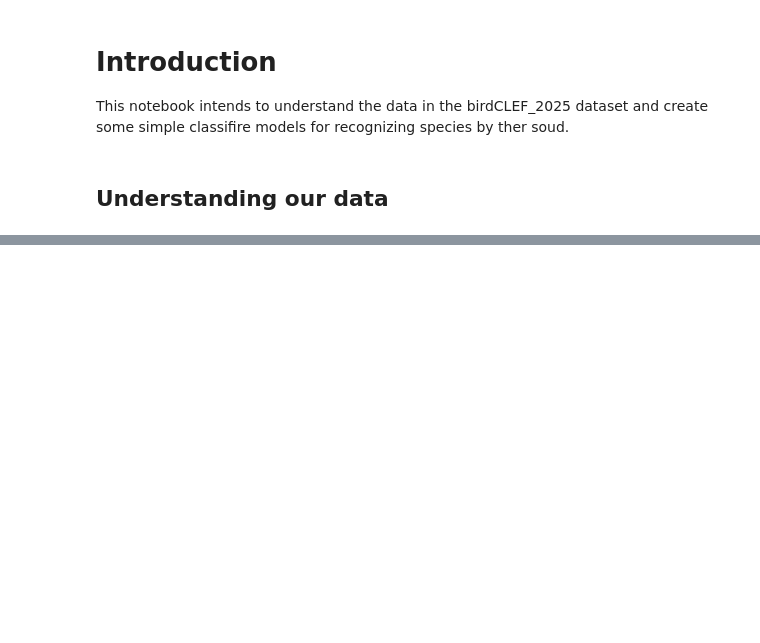
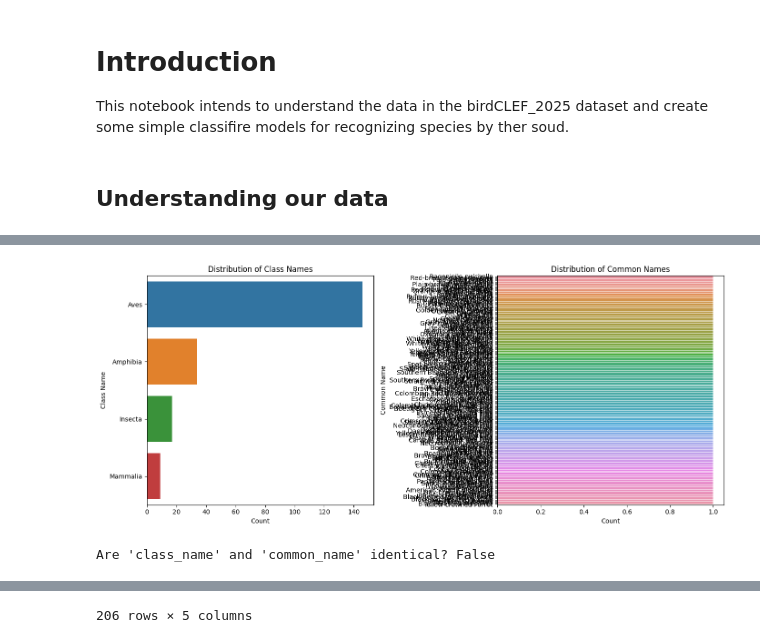
Before and after one commit to massmola/ml-assignments, a Jupyter notebook: ml-in-practice-assignment.ipynb, the cells around one changed output, grey strips where cells are left out. Cells and saved outputs as stored; diff of their text form; code cells hidden in the pictures; blank space fills up the shorter version.

```diff
--- a/ml-in-practice-assignment.ipynb
+++ b/ml-in-practice-assignment.ipynb
@@ -65,3 +61,32 @@ taxonomy.head() # we see that taxonomy allow us to match 'primarry_lables' of tr
 | 2 | 1194042 | 1194042 | Copiphora colombiae | Copiphora colombiae | Insecta |
 | 3 | 126247 | 126247 | Leptodactylus insularum | Spotted Foam-nest Frog | Amphibia |
 | 4 | 1346504 | 1346504 | Neoconocephalus brachypterus | Neoconocephalus brachypterus | Insecta |
+# %%
+
+plt.figure(figsize=(14, 6))
+
+plt.subplot(1, 2, 1)
+sns.countplot(data=taxonomy, y='class_name', order=taxonomy['class_name'].value_counts().index)
+plt.title('Distribution of Class Names')
+plt.xlabel('Count')
+plt.ylabel('Class Name')
+
+plt.subplot(1, 2, 2)
+sns.countplot(data=taxonomy, y='common_name', order=taxonomy['common_name'].value_counts().index)
+plt.title('Distribution of Common Names')
+plt.xlabel('Count')
+plt.ylabel('Common Name')
+
+plt.tight_layout()
+plt.show()
+
+# Check if the two columns are identical
+identical = taxonomy['inat_taxon_id'].equals(taxonomy['primary_label'])
+print(f"Are 'class_name' and 'common_name' identical? {identical}")
+
+# Show rows where they differ, if any
+diff_rows = taxonomy[taxonomy['class_name'] != taxonomy['common_name']]
+diff_rows
+# %% [output]
+[figure, added]
+Are 'class_name' and 'common_name' identical? False
@@ -67,0 +105 @@ taxonomy.head() # we see that taxonomy allow us to match 'primarry_lables' of tr
+206 rows × 5 columns
```
Also changed, not shown: parts of 11 cells of this notebook.
